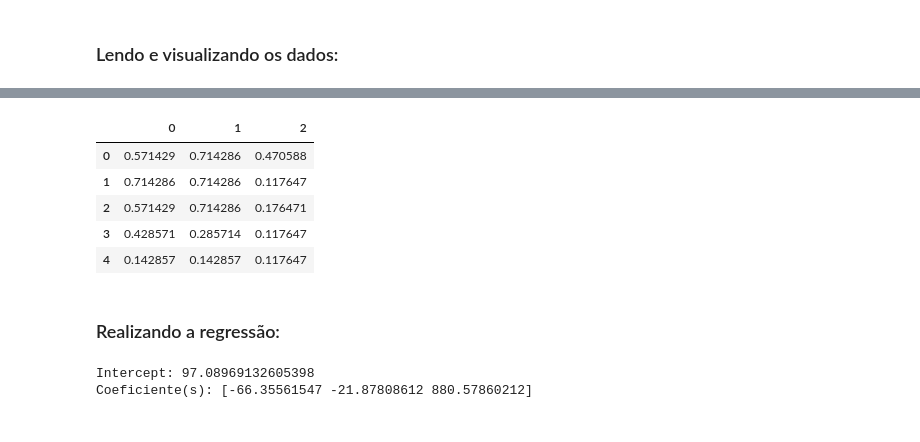
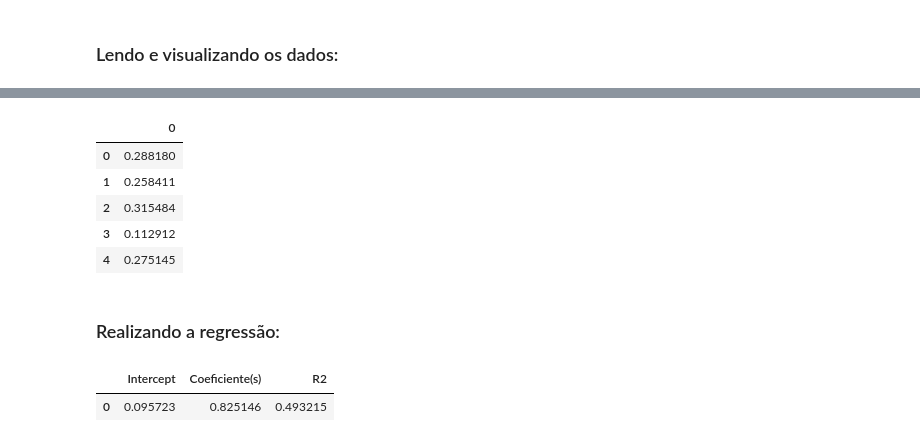
Before and after one commit to gabriel-fonseca-repo/enem-microdados-ml, a Jupyter notebook: src/regressao/linear.ipynb, the cells around one changed output, grey strips where cells are left out. Cells and saved outputs as stored; diff of their text form; code cells hidden in the pictures.

```diff
--- a/src/regressao/linear.ipynb
+++ b/src/regressao/linear.ipynb
@@ -163,0 +24,17 @@ df_enem
+# %%
+dtype = {
+    "id_inscricao": np.int64,
+    "ensino": int,
+    "nota_ciencias_natureza": float,
+    "nota_ciencias_humanas": float,
+    "nota_linguagens_codigos": float,
+    "nota_matematica": float,
+    "nota_redacao": float,
+    "q_formacao_pai": str,
+    "q_formacao_mae": str,
+    "q_renda_familia": str,
+}
+
+df_enem = pd.read_csv(f"../../data/out/enem-dados-tratados.csv", dtype=dtype)
+
+df_enem
@@ -163,0 +57,10 @@ df_enem
+# %%
+mm_scaler = MinMaxScaler()
+
+df_enem = df_enem[df_enem["nota_ciencias_natureza"] != 0.0]
+df_enem = df_enem[df_enem["nota_ciencias_humanas"] != 0.0]
+
+df_enem["nota_ciencias_natureza_scl"] = mm_scaler.fit_transform(df_enem[["nota_ciencias_natureza"]])
+df_enem["nota_ciencias_humanas_scl"] = mm_scaler.fit_transform(df_enem[["nota_ciencias_humanas"]])
+
+df_enem
@@ -164,40 +81,44 @@ df_enem
 # %%
 features = [
-    "q_formacao_pai_score",
-    "q_formacao_mae_score",
-    "q_renda_familia_score",
+    "nota_ciencias_natureza_scl",
 ]
 
 X = np.array(df_enem[features])
-Y = np.array(df_enem["nota_redacao"])
+Y = np.array(df_enem["nota_ciencias_humanas_scl"])
 
 X_train, X_test, Y_train, Y_test = train_test_split(
     X, Y, train_size=0.8, random_state=5487
 )
 
 X_train: np.ndarray = X_train
 Y_train: np.ndarray = Y_train
 X_test: np.ndarray = X_test
 Y_test: np.ndarray = Y_test
 
 pd.DataFrame(X_train).head()
 # %% [output]
-|  | 0 | 1 | 2 |
-| 0 | 0.571429 | 0.714286 | 0.470588 |
-| 1 | 0.714286 | 0.714286 | 0.117647 |
-| 2 | 0.571429 | 0.714286 | 0.176471 |
-| 3 | 0.428571 | 0.285714 | 0.117647 |
-| 4 | 0.142857 | 0.142857 | 0.117647 |
+|  | 0 |
+| 0 | 0.288180 |
+| 1 | 0.258411 |
+| 2 | 0.315484 |
+| 3 | 0.112912 |
+| 4 | 0.275145 |
 # %% [markdown]
 ### Realizando a regressão:
 # %%
 model = LinearRegression()
 model.fit(X_train, Y_train)
 
-print(f"""
-Intercept: {model.intercept_}
-Coeficiente(s): {model.coef_}
-""".strip())
+Y_pred = model.predict(X_test)
+r2 = r2_score(Y_test, Y_pred)
+
+df_metrics = pd.DataFrame({
+    "Intercept": model.intercept_,
+    "Coeficiente(s)": model.coef_,
+    "R2": r2,
+})
+
+df_metrics
 # %% [output]
-Intercept: 97.08969132605398
-Coeficiente(s): [-66.35561547 -21.87808612 880.57860212]
+|  | Intercept | Coeficiente(s) | R2 |
+| 0 | 0.095723 | 0.825146 | 0.493215 |
```
Also changed, not shown: parts of 11 cells of this notebook, 5 other files.
